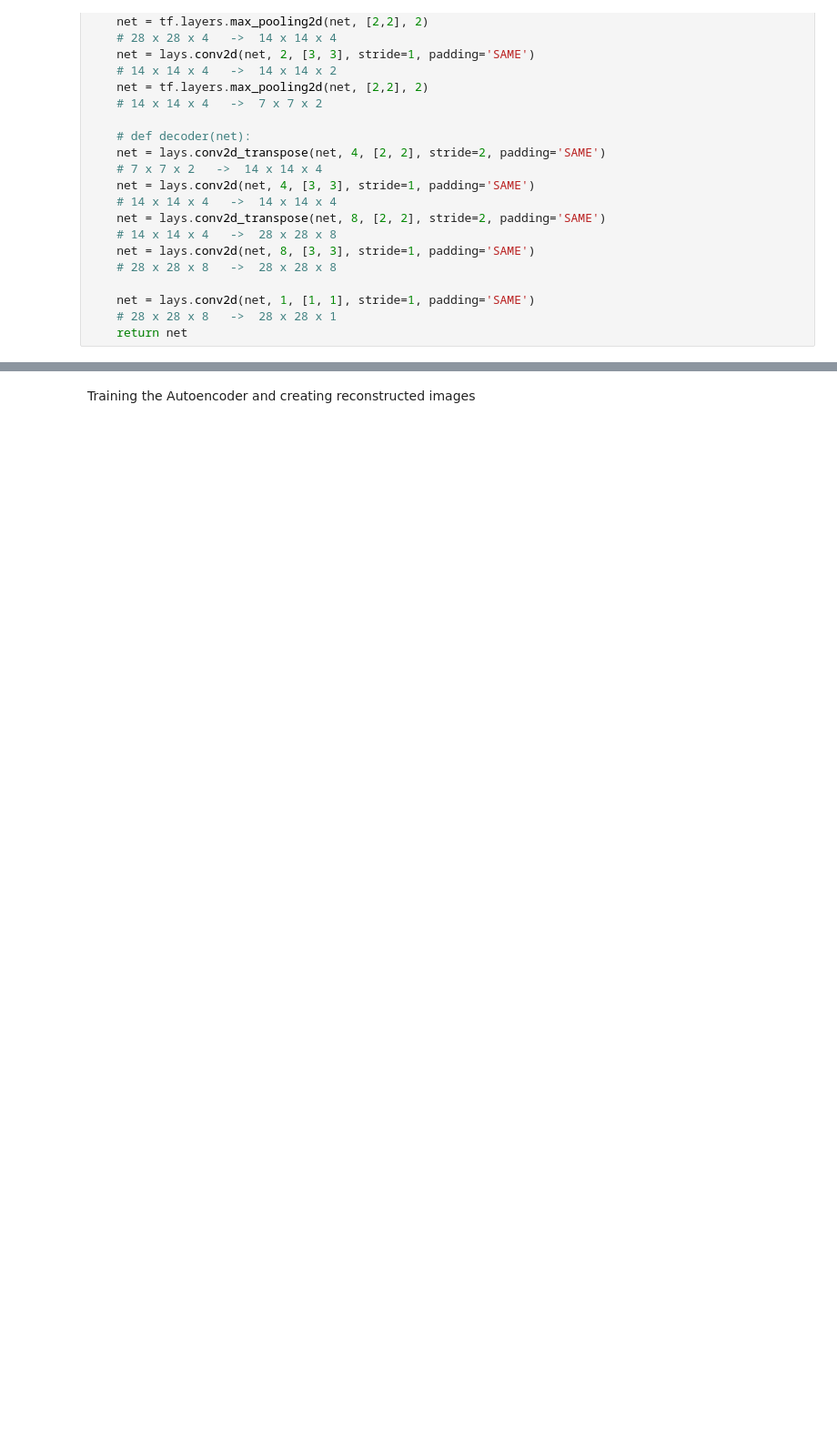
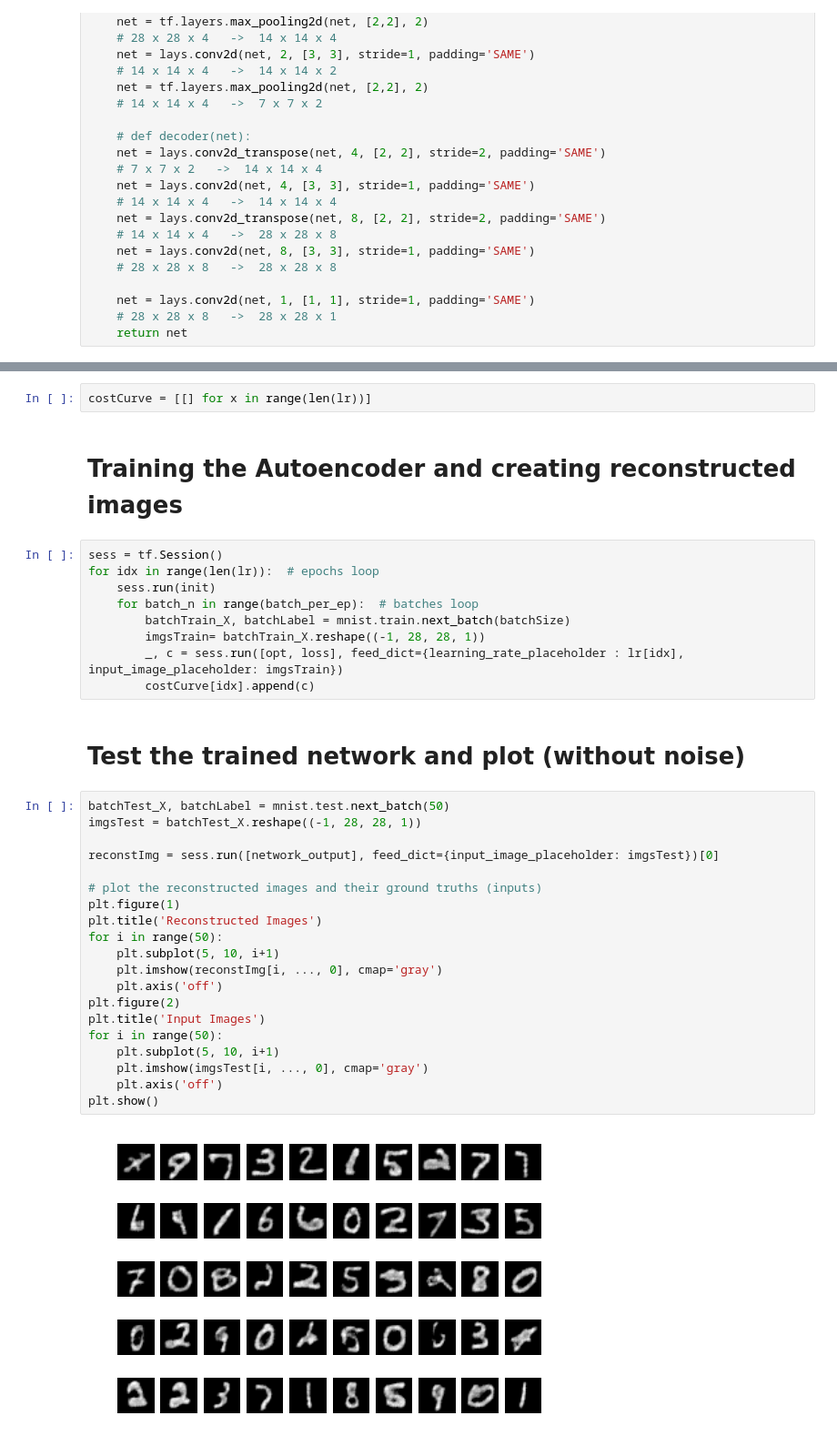
Before and after one commit to dilgers/deep_learning_lab, a Jupyter notebook: Assignment_3/AutoEncoder.ipynb, the cells around one changed output, grey strips where cells are left out. Shown at 91% size. Saved outputs shown, nothing was run; the diff lists cells and outputs as text; blank space fills up the shorter version.

```diff
--- a/Assignment_3/AutoEncoder.ipynb
+++ b/Assignment_3/AutoEncoder.ipynb
@@ -70,2 +76,37 @@ costCurve = [[] for x in range(len(lr))]
+# %%
+costCurve = [[] for x in range(len(lr))]
 # %% [markdown]
-Training the Autoencoder and creating reconstructed images
+# Training the Autoencoder and creating reconstructed images
+# %%
+sess = tf.Session()
+for idx in range(len(lr)):  # epochs loop
+    sess.run(init)
+    for batch_n in range(batch_per_ep):  # batches loop
+        batchTrain_X, batchLabel = mnist.train.next_batch(batchSize)
+        imgsTrain= batchTrain_X.reshape((-1, 28, 28, 1))
+        _, c = sess.run([opt, loss], feed_dict={learning_rate_placeholder : lr[idx], input_image_placeholder: imgsTrain})
+        costCurve[idx].append(c)
+# %% [markdown]
+# Test the trained network and plot (without noise)
+# %%
+batchTest_X, batchLabel = mnist.test.next_batch(50)
+imgsTest = batchTest_X.reshape((-1, 28, 28, 1))
+
+reconstImg = sess.run([network_output], feed_dict={input_image_placeholder: imgsTest})[0]
+
+# plot the reconstructed images and their ground truths (inputs)
+plt.figure(1)
+plt.title('Reconstructed Images')
+for i in range(50):
+    plt.subplot(5, 10, i+1)
+    plt.imshow(reconstImg[i, ..., 0], cmap='gray')
+    plt.axis('off')
+plt.figure(2)
+plt.title('Input Images')
+for i in range(50):
+    plt.subplot(5, 10, i+1)
+    plt.imshow(imgsTest[i, ..., 0], cmap='gray')
+    plt.axis('off')
+plt.show()
+# %% [output]
+[figure, added]
```
Also changed, not shown: parts of 15 cells of this notebook.
